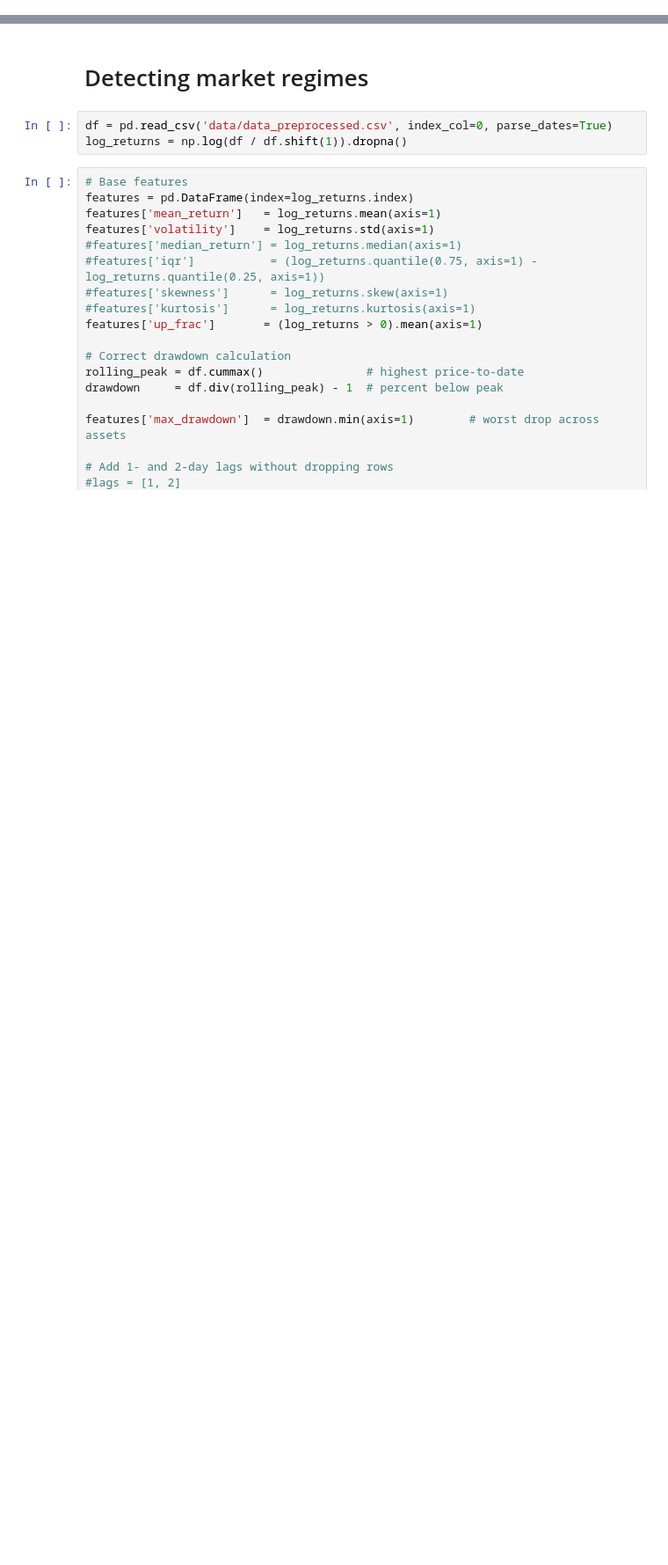
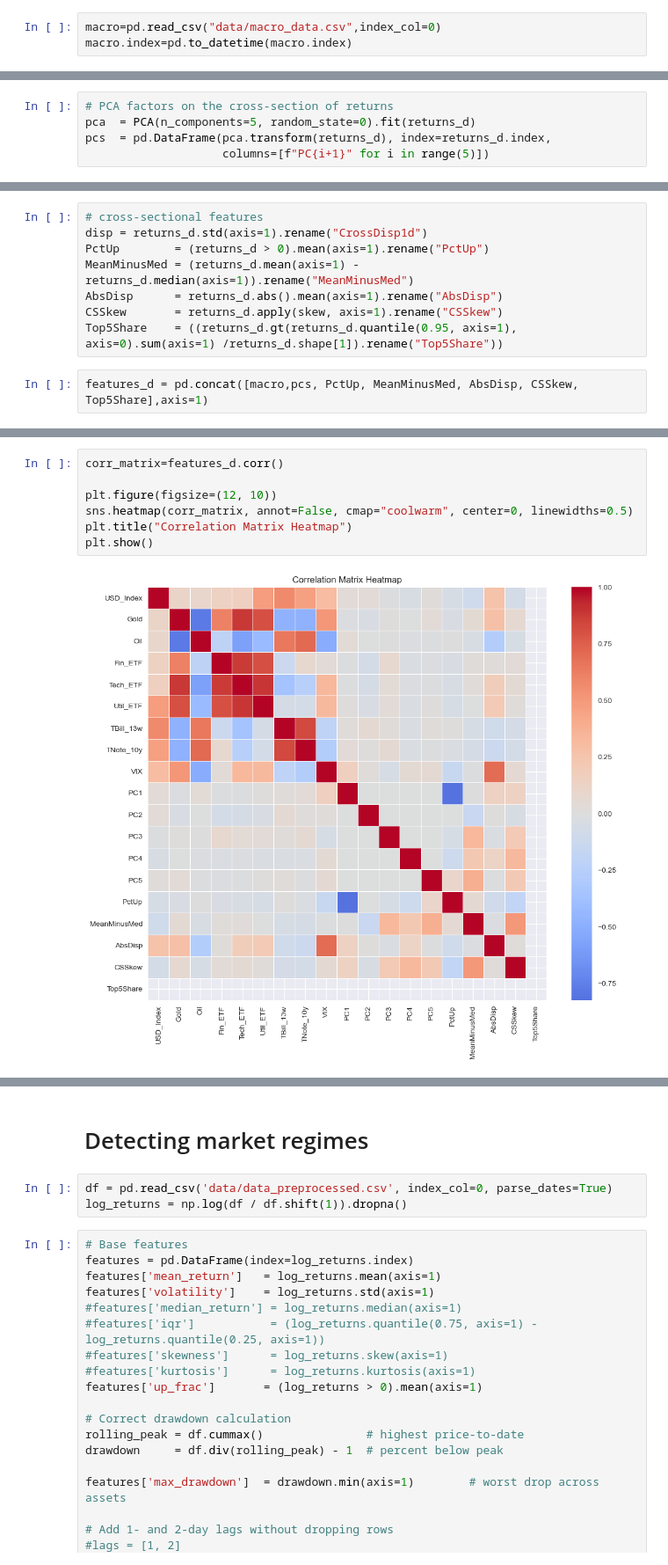
Before and after one commit to AlaaBouattour/market-regime-forecasting, a Jupyter notebook: Notebook_1.ipynb, the cells around one changed output, grey strips where cells are left out. Shown at 88% size. Drawn from its saved outputs; the diff is of its cells as text; blank space fills up the shorter version.

Commit message:
data

```diff
--- a/Notebook_1.ipynb
+++ b/Notebook_1.ipynb
@@ -7,0 +53,3 @@ from sklearn.preprocessing import StandardScaler, RobustScaler
+# %%
+macro=pd.read_csv("data/macro_data.csv",index_col=0)
+macro.index=pd.to_datetime(macro.index)
@@ -7,0 +66,5 @@ from sklearn.preprocessing import StandardScaler, RobustScaler
+# %%
+# PCA factors on the cross-section of returns
+pca  = PCA(n_components=5, random_state=0).fit(returns_d)
+pcs  = pd.DataFrame(pca.transform(returns_d), index=returns_d.index,
+                    columns=[f"PC{i+1}" for i in range(5)])
@@ -7,0 +88,10 @@ from sklearn.preprocessing import StandardScaler, RobustScaler
+# %%
+# cross-sectional features
+disp = returns_d.std(axis=1).rename("CrossDisp1d")
+PctUp        = (returns_d > 0).mean(axis=1).rename("PctUp")
+MeanMinusMed = (returns_d.mean(axis=1) - returns_d.median(axis=1)).rename("MeanMinusMed")
+AbsDisp      = returns_d.abs().mean(axis=1).rename("AbsDisp")
+CSSkew       = returns_d.apply(skew, axis=1).rename("CSSkew")
+Top5Share    = ((returns_d.gt(returns_d.quantile(0.95, axis=1), axis=0).sum(axis=1) /returns_d.shape[1]).rename("Top5Share"))
+# %%
+features_d = pd.concat([macro,pcs, PctUp, MeanMinusMed, AbsDisp, CSSkew, Top5Share],axis=1)
@@ -7,0 +108,9 @@ from sklearn.preprocessing import StandardScaler, RobustScaler
+# %%
+corr_matrix=features_d.corr()
+
+plt.figure(figsize=(12, 10))
+sns.heatmap(corr_matrix, annot=False, cmap="coolwarm", center=0, linewidths=0.5)
+plt.title("Correlation Matrix Heatmap")
+plt.show()
+# %% [output]
+[figure, added]
```
Also changed, not shown: parts of 36 cells of this notebook.
